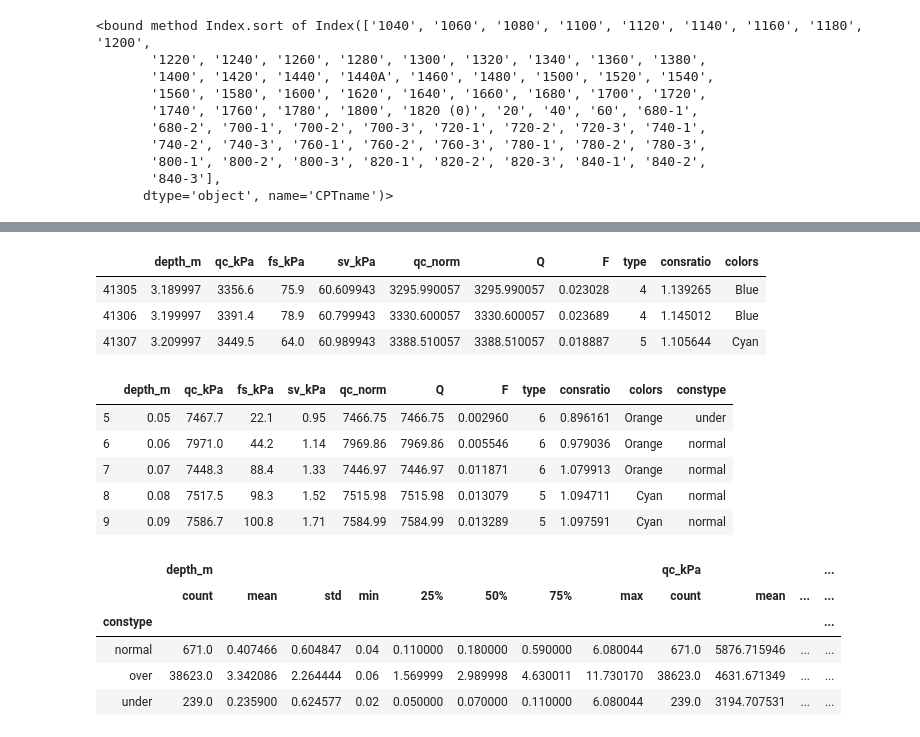
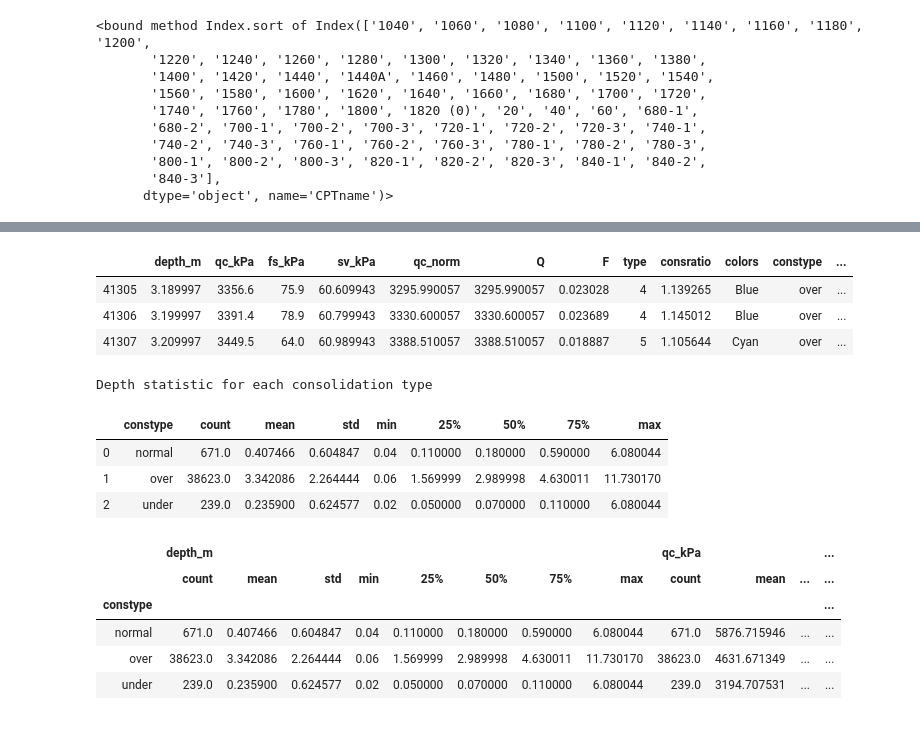
Before and after one commit to fabrizioperuzzo/CPT_test_analysis_and_plotting, a Jupyter notebook: Kochav Hayarden - CPTu 3.ipynb, the cells around one changed output, grey strips where cells are left out. Saved outputs shown, nothing was run; the diff lists cells and outputs as text; code cells hidden in the pictures.

```diff
--- a/Kochav Hayarden - CPTu 3.ipynb
+++ b/Kochav Hayarden - CPTu 3.ipynb
@@ -5,7 +8,7 @@ import os
 import matplotlib.ticker as mticker
 import datetime as dt
 # %%
-path = os.getcwd()+'\\DATA'
+path = os.getcwd()+'\\XLSDATA'
 
 files = []
 filespath = []
@@ -30,9 +37,12 @@ for r, d, f in os.walk(path):
 # %%
 xls=pd.DataFrame({})
 for file in files:
-    xlstemp = pd.read_excel(os.path.join(r, file), 'Data')
-    xlstemp['CPTname']=file.replace('.xls','')
-    xls = xls.append(xlstemp, ignore_index = True, sort=True)
+    try:
+        xlstemp = pd.read_excel(os.path.join(r, file), 'Data')
+        xlstemp['CPTname']=file.replace('.xls','')
+        xls = xls.append(xlstemp, ignore_index = True, sort=True)
+    except:
+        print('A file was not loaded')
 # %%
 xls
 # %% [output]
@@ -278,34 +338,37 @@ plt.show()
-# %%
-df.tail(3)
-# %% [output]
-|  | depth_m | qc_kPa | fs_kPa | sv_kPa | qc_norm | Q | F | type | consratio | colors |
-| 41305 | 3.189997 | 3356.6 | 75.9 | 60.609943 | 3295.990057 | 3295.990057 | 0.023028 | 4 | 1.139265 | Blue |
-| 41306 | 3.199997 | 3391.4 | 78.9 | 60.799943 | 3330.600057 | 3330.600057 | 0.023689 | 4 | 1.145012 | Blue |
-| 41307 | 3.209997 | 3449.5 | 64.0 | 60.989943 | 3388.510057 | 3388.510057 | 0.018887 | 5 | 1.105644 | Cyan |
+# %%
+###        creazione di colonna solo con i numeri della sezione corrispondente   ####
+
+df['cptname']=xls.iloc[df.index.tolist(),:].CPTname
+df['cpt_sect_num']=df['cptname'].apply(lambda x: int(re.findall('\d+', x)[0]))
+
+
+df.tail(3)
+# %% [output]
+|  | depth_m | qc_kPa | fs_kPa | sv_kPa | qc_norm | Q | F | type | consratio | colors | constype | ... |
+| 41305 | 3.189997 | 3356.6 | 75.9 | 60.609943 | 3295.990057 | 3295.990057 | 0.023028 | 4 | 1.139265 | Blue | over | ... |
+| 41306 | 3.199997 | 3391.4 | 78.9 | 60.799943 | 3330.600057 | 3330.600057 | 0.023689 | 4 | 1.145012 | Blue | over | ... |
+| 41307 | 3.209997 | 3449.5 | 64.0 | 60.989943 | 3388.510057 | 3388.510057 | 0.018887 | 5 | 1.105644 | Cyan | over | ... |
 # %%
 def _constype(x):
 
     x1='normal'
 
     if x < 0.92: x1='under'
     if x > 1.10: x1='over'
 
     return x1
 
 df['constype'] = df.consratio.map( lambda x: _constype(x))
 df['constype'] = df['constype'].astype('category')
-df.groupby("Category")['Score'].describe().reset_index()
 
-# del df['constype1']
-
-df.head()
+print('Depth statistic for each consolidation type')
+df.groupby("constype")['depth_m'].describe().reset_index()
 # %% [output]
+Depth statistic for each consolidation type
-|  | depth_m | qc_kPa | fs_kPa | sv_kPa | qc_norm | Q | F | type | consratio | colors | constype |
-| 5 | 0.05 | 7467.7 | 22.1 | 0.95 | 7466.75 | 7466.75 | 0.002960 | 6 | 0.896161 | Orange | under |
-| 6 | 0.06 | 7971.0 | 44.2 | 1.14 | 7969.86 | 7969.86 | 0.005546 | 6 | 0.979036 | Orange | normal |
-| 7 | 0.07 | 7448.3 | 88.4 | 1.33 | 7446.97 | 7446.97 | 0.011871 | 6 | 1.079913 | Orange | normal |
-| 8 | 0.08 | 7517.5 | 98.3 | 1.52 | 7515.98 | 7515.98 | 0.013079 | 5 | 1.094711 | Cyan | normal |
-| 9 | 0.09 | 7586.7 | 100.8 | 1.71 | 7584.99 | 7584.99 | 0.013289 | 5 | 1.097591 | Cyan | normal |
+|  | constype | count | mean | std | min | 25% | 50% | 75% | max |
+| 0 | normal | 671.0 | 0.407466 | 0.604847 | 0.04 | 0.110000 | 0.180000 | 0.590000 | 6.080044 |
+| 1 | over | 38623.0 | 3.342086 | 2.264444 | 0.06 | 1.569999 | 2.989998 | 4.630011 | 11.730170 |
+| 2 | under | 239.0 | 0.235900 | 0.624577 | 0.02 | 0.050000 | 0.070000 | 0.110000 | 6.080044 |
 # %%
 df.groupby('constype')[['depth_m','qc_kPa','fs_kPa']].describe()
 # %% [output]
```
Also changed, not shown: parts of 30 cells of this notebook.
